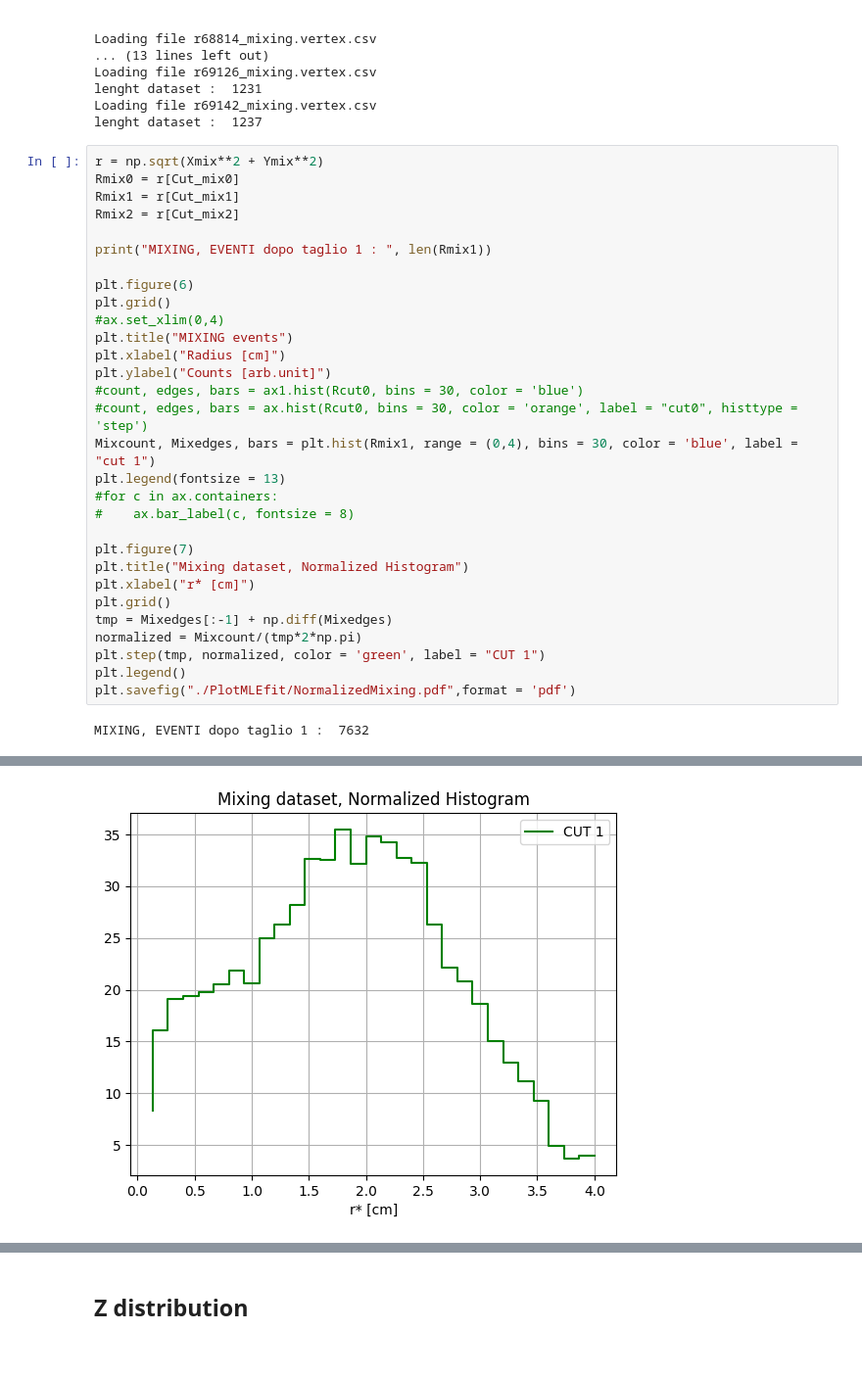
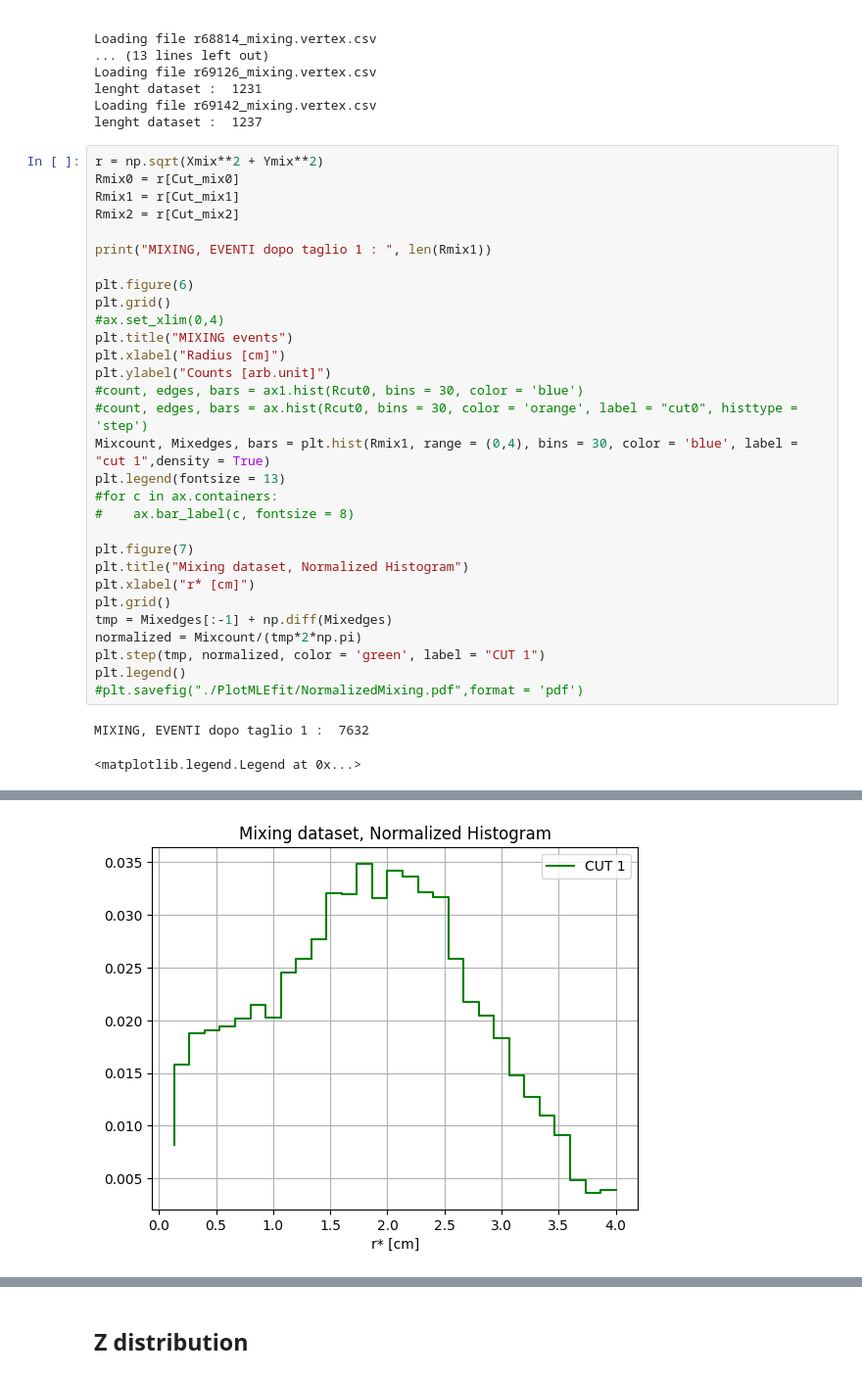
Before and after one commit to Adrianodelvincio/ALPHA, a Jupyter notebook: Control.ipynb, the cells around one changed output, grey strips where cells are left out. Shown: that part at 98% size. Drawn from its saved outputs; the diff is of its cells as text.

Commit message:
Making plot and presentation

```diff
--- a/Control.ipynb
+++ b/Control.ipynb
@@ -121,7 +120,7 @@ plt.xlabel("Radius [cm]")
 plt.ylabel("Counts [arb.unit]")
 #count, edges, bars = ax1.hist(Rcut0, bins = 30, color = 'blue')
 #count, edges, bars = ax.hist(Rcut0, bins = 30, color = 'orange', label = "cut0", histtype = 'step')
-Mixcount, Mixedges, bars = plt.hist(Rmix1, range = (0,4), bins = 30, color = 'blue', label = "cut 1")
+Mixcount, Mixedges, bars = plt.hist(Rmix1, range = (0,4), bins = 30, color = 'blue', label = "cut 1",density = True)
 plt.legend(fontsize = 13)
 #for c in ax.containers:
 #    ax.bar_label(c, fontsize = 8)
@@ -134,6 +133,7 @@ tmp = Mixedges[:-1] + np.diff(Mixedges)
 normalized = Mixcount/(tmp*2*np.pi)
 plt.step(tmp, normalized, color = 'green', label = "CUT 1")
 plt.legend()
-plt.savefig("./PlotMLEfit/NormalizedMixing.pdf",format = 'pdf')
+#plt.savefig("./PlotMLEfit/NormalizedMixing.pdf",format = 'pdf')
 # %% [output]
 MIXING, EVENTI dopo taglio 1 :  7632
+<matplotlib.legend.Legend at 0x...>
@@ -141 +141 @@ MIXING, EVENTI dopo taglio 1 :  7632
-[figure, old version]
+[figure, new version]
```
Also changed, not shown: parts of 8 cells of this notebook, 34 other files.
